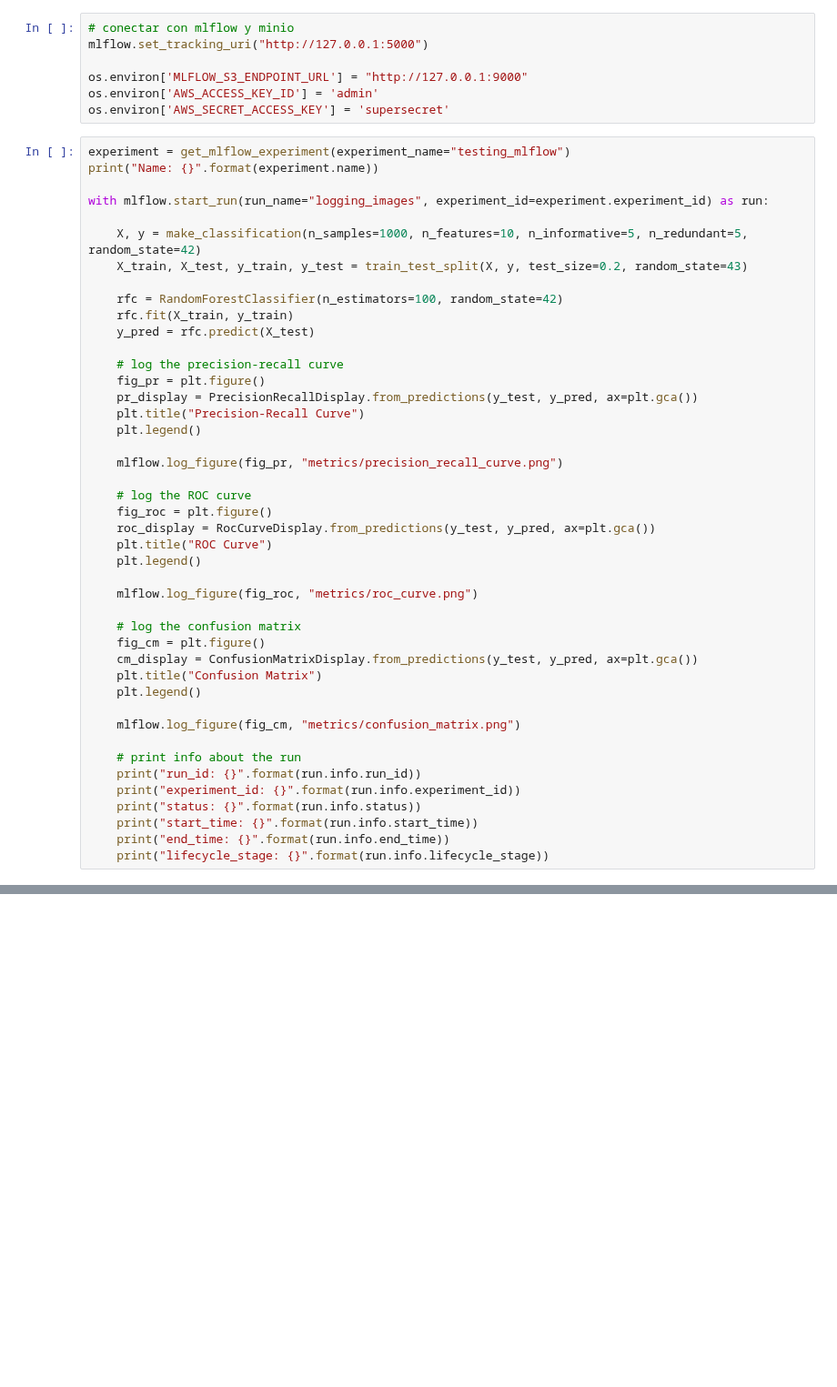
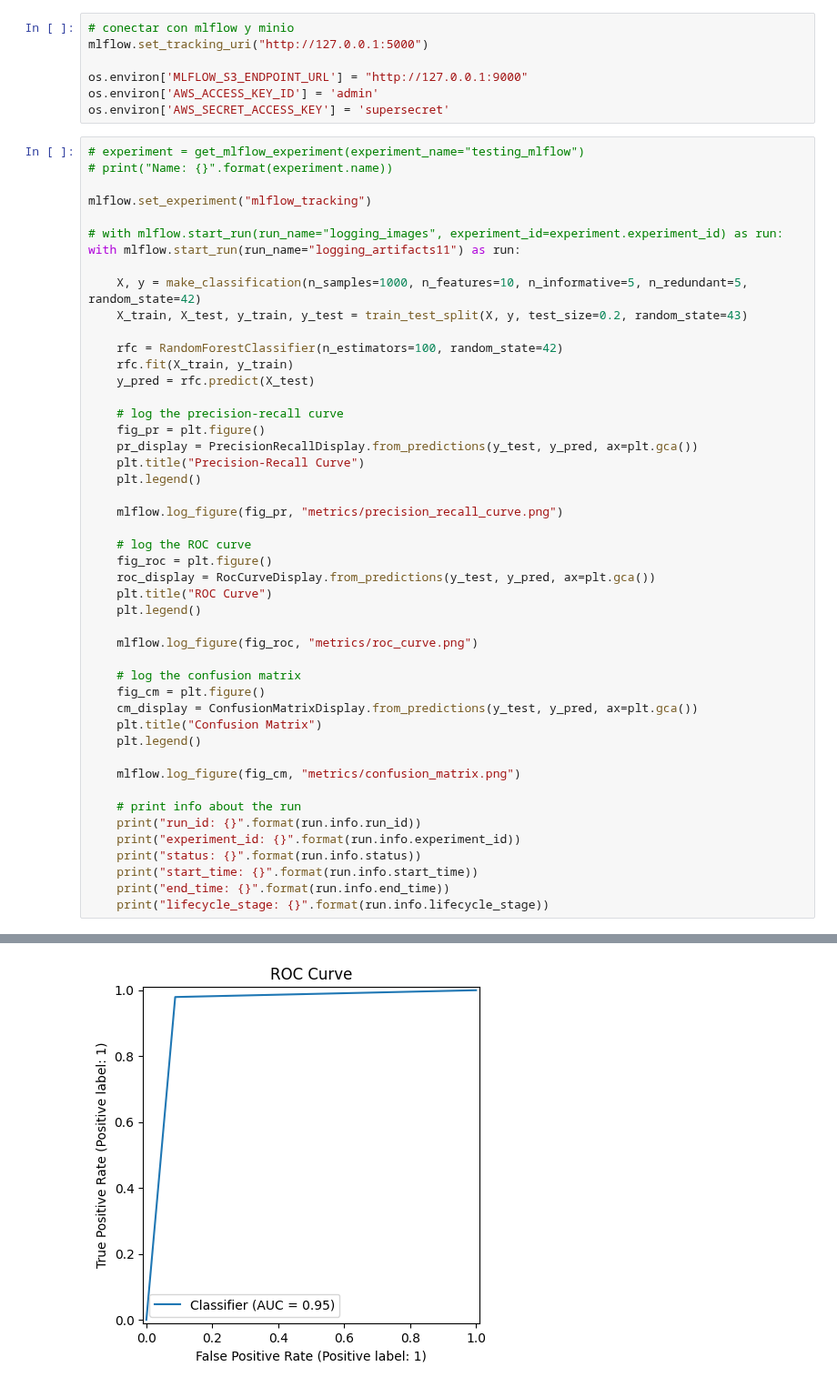
Before and after one commit to oecorrechag/Home-functions, a Jupyter notebook: mlflow/notebooks/11_logging_images.ipynb, the cells around one changed output, grey strips where cells are left out. Shown at 91% size. Saved outputs shown, nothing was run; the diff lists cells and outputs as text; blank space fills up the shorter version.

```diff
--- a/mlflow/notebooks/11_logging_images.ipynb
+++ b/mlflow/notebooks/11_logging_images.ipynb
@@ -20,10 +20,13 @@ os.environ['MLFLOW_S3_ENDPOINT_URL'] = "http://127.0.0.1:9000"
 os.environ['AWS_ACCESS_KEY_ID'] = 'admin'
 os.environ['AWS_SECRET_ACCESS_KEY'] = 'supersecret'
 # %%
-experiment = get_mlflow_experiment(experiment_name="testing_mlflow")
-print("Name: {}".format(experiment.name))
+# experiment = get_mlflow_experiment(experiment_name="testing_mlflow")
+# print("Name: {}".format(experiment.name))
 
-with mlflow.start_run(run_name="logging_images", experiment_id=experiment.experiment_id) as run:
+mlflow.set_experiment("mlflow_tracking")
+
+# with mlflow.start_run(run_name="logging_images", experiment_id=experiment.experiment_id) as run:
+with mlflow.start_run(run_name="logging_artifacts11") as run:
 
     X, y = make_classification(n_samples=1000, n_features=10, n_informative=5, n_redundant=5, random_state=42)
     X_train, X_test, y_train, y_test = train_test_split(X, y, test_size=0.2, random_state=43)
@@ -69 +76,2 @@ PermissionError: [Errno 13] Permission denied: '/mlflow'
 [figure]
+[figure, added]
```
Also changed, not shown: parts of 3 cells of this notebook, 13 other files.
